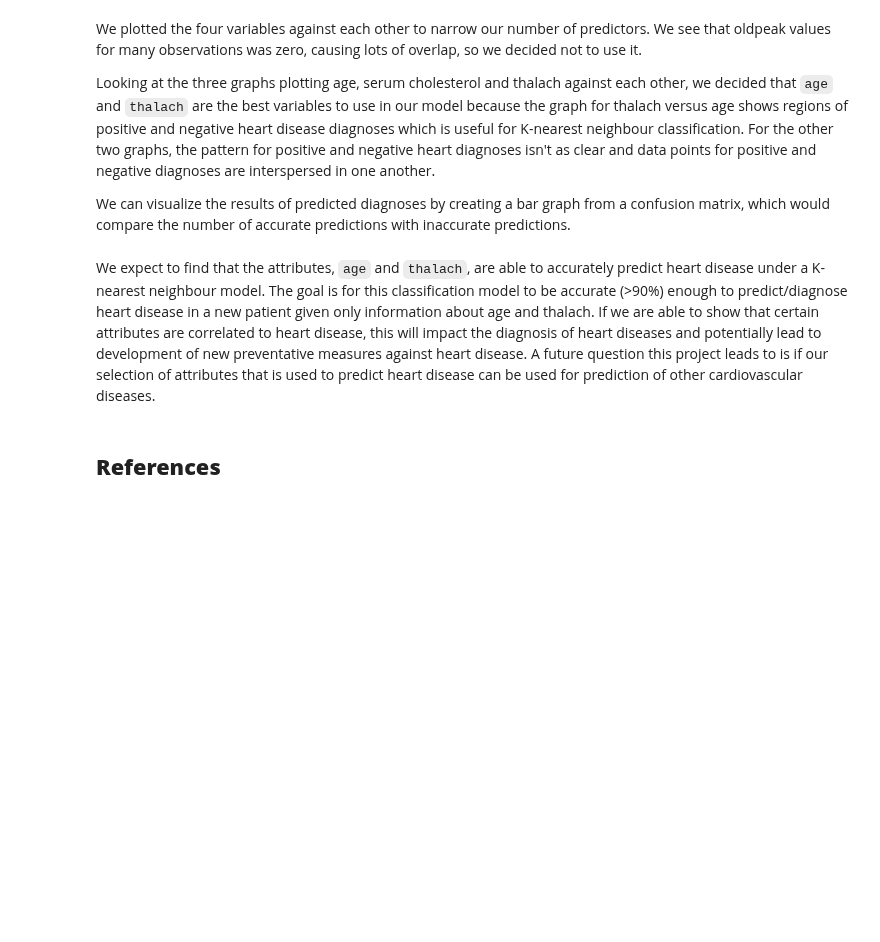
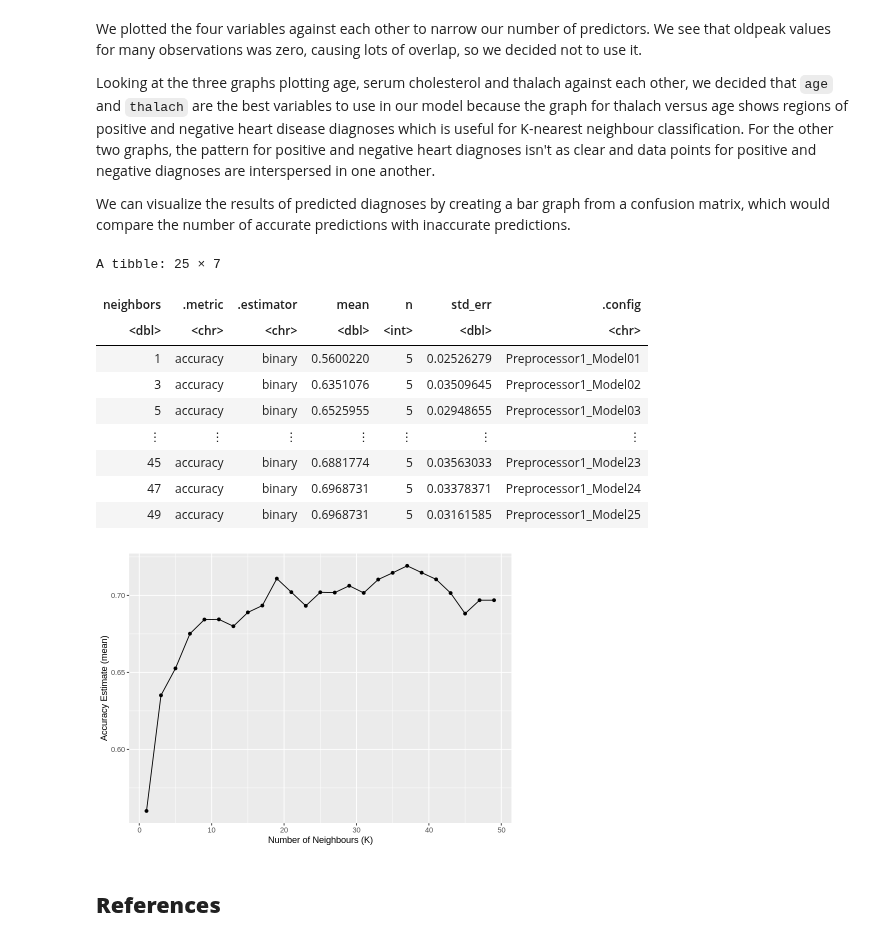
Before and after one commit to kaialami/dsci-007-group-45, a Jupyter notebook: Final-Project.ipynb, the cells around one changed output. Drawn from its saved outputs; the diff is of its cells as text; code cells hidden in the pictures; blank space fills up the shorter version.

Commit message:
heart recipep and k nearest neighbours accuracies

```diff
--- a/Final-Project.ipynb
+++ b/Final-Project.ipynb
@@ -267,8 +289,49 @@ We plotted the four variables against each other to narrow our number of predict
 Looking at the three graphs plotting age, serum cholesterol and thalach against each other, we decided that `age` and `thalach` are the best variables to use in our model because the graph for thalach versus age shows regions of positive and negative heart disease diagnoses which is useful for K-nearest neighbour classification. For the other two graphs, the pattern for positive and negative heart diagnoses isn't as clear and data points for positive and negative diagnoses are interspersed in one another.
 
 We can visualize the results of predicted diagnoses by creating a bar graph from a confusion matrix, which would compare the number of accurate predictions with inaccurate predictions.
-# %% [markdown]
-We expect to find that the attributes, `age` and `thalach`, are able to accurately predict heart disease under a K-nearest neighbour model. The goal is for this classification model to be accurate (>90%) enough to predict/diagnose heart disease in a new patient given only information about age and thalach.  If we are able to show that certain attributes are correlated to heart disease, this will impact the diagnosis of heart diseases and potentially lead to development of new preventative measures against heart disease. A future question this project leads to is if our selection of attributes that is used to predict heart disease can be used for prediction of other cardiovascular diseases.
+# %%
+set.seed(293)
+heart_recipe <-recipe(diagnosis ~ age + thalach, data= heart_train) |>
+    step_scale(all_predictors()) |>
+    step_center(all_predictors())
+
+heart_vfold <- vfold_cv(heart_train, v = 5, strata = diagnosis)
+
+knn_spec <- nearest_neighbor(weight_func = "rectangular",
+                             neighbors = tune()) |>
+  set_engine("kknn") |>
+  set_mode("classification")
+
+k_vals <- tibble(neighbors = seq(from = 1, to = 50, by = 2))
+
+knn_results <- workflow() |>
+  add_recipe(heart_recipe) |>
+  add_model(knn_spec) |>
+    tune_grid(resamples= heart_vfold, grid= k_vals) |>
+    collect_metrics()
+
+accuracies <- knn_results |>
+  filter(.metric == "accuracy")
+accuracies
+
+accuracy_plot <- accuracies |>
+    ggplot(aes(x= neighbors, y=mean))+
+    geom_point()+
+    geom_line() +
+    labs(x= "Number of Neighbours (K)", y="Accuracy Estimate (mean)")
+accuracy_plot
+# %% [output]
+A tibble: 25 × 7
+| neighbors | .metric | .estimator | mean | n | std_err | .config |
+| <dbl> | <chr> | <chr> | <dbl> | <int> | <dbl> | <chr> |
+| 1 | accuracy | binary | 0.5600220 | 5 | 0.02526279 | Preprocessor1_Model01 |
+| 3 | accuracy | binary | 0.6351076 | 5 | 0.03509645 | Preprocessor1_Model02 |
+| 5 | accuracy | binary | 0.6525955 | 5 | 0.02948655 | Preprocessor1_Model03 |
+| ⋮ | ⋮ | ⋮ | ⋮ | ⋮ | ⋮ | ⋮ |
+| 45 | accuracy | binary | 0.6881774 | 5 | 0.03563033 | Preprocessor1_Model23 |
+| 47 | accuracy | binary | 0.6968731 | 5 | 0.03378371 | Preprocessor1_Model24 |
+| 49 | accuracy | binary | 0.6968731 | 5 | 0.03161585 | Preprocessor1_Model25 |
+[figure, added]
 # %% [markdown]
 ## **References**
 # %% [markdown]
```
Also changed, not shown: parts of 3 cells of this notebook.
